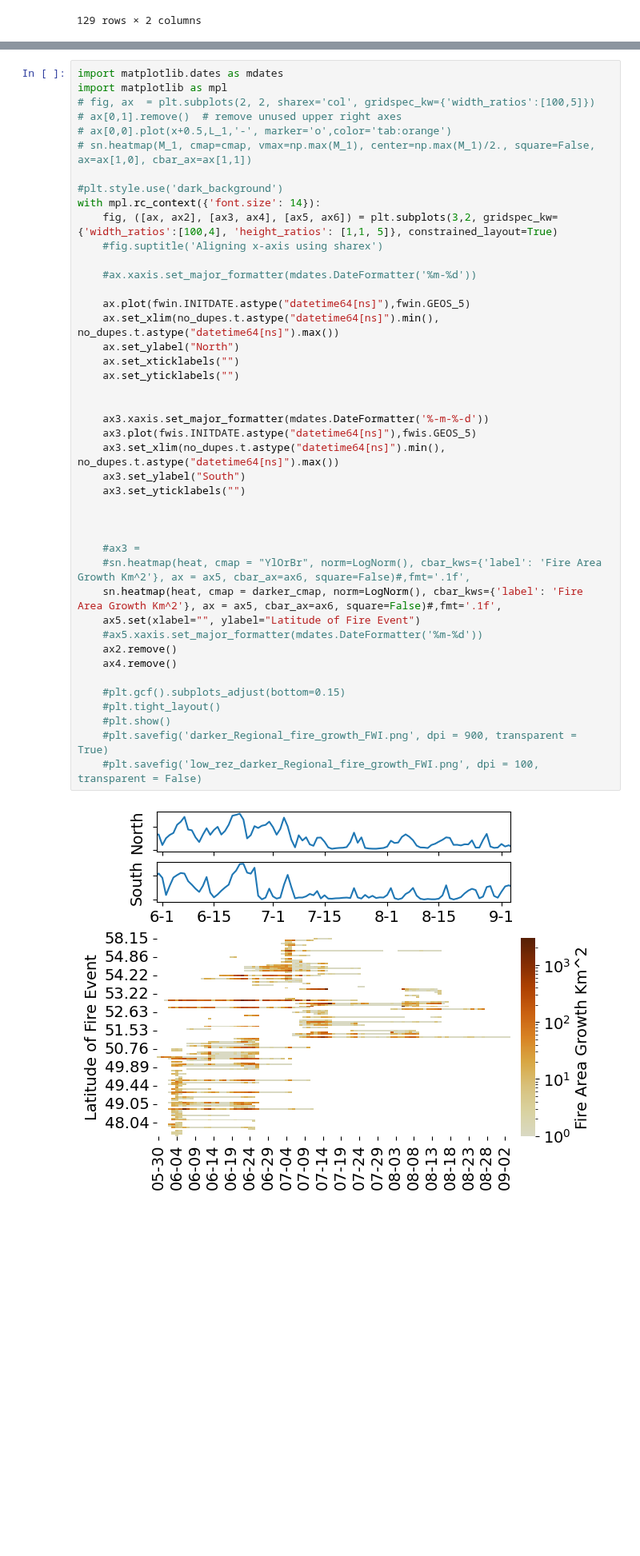
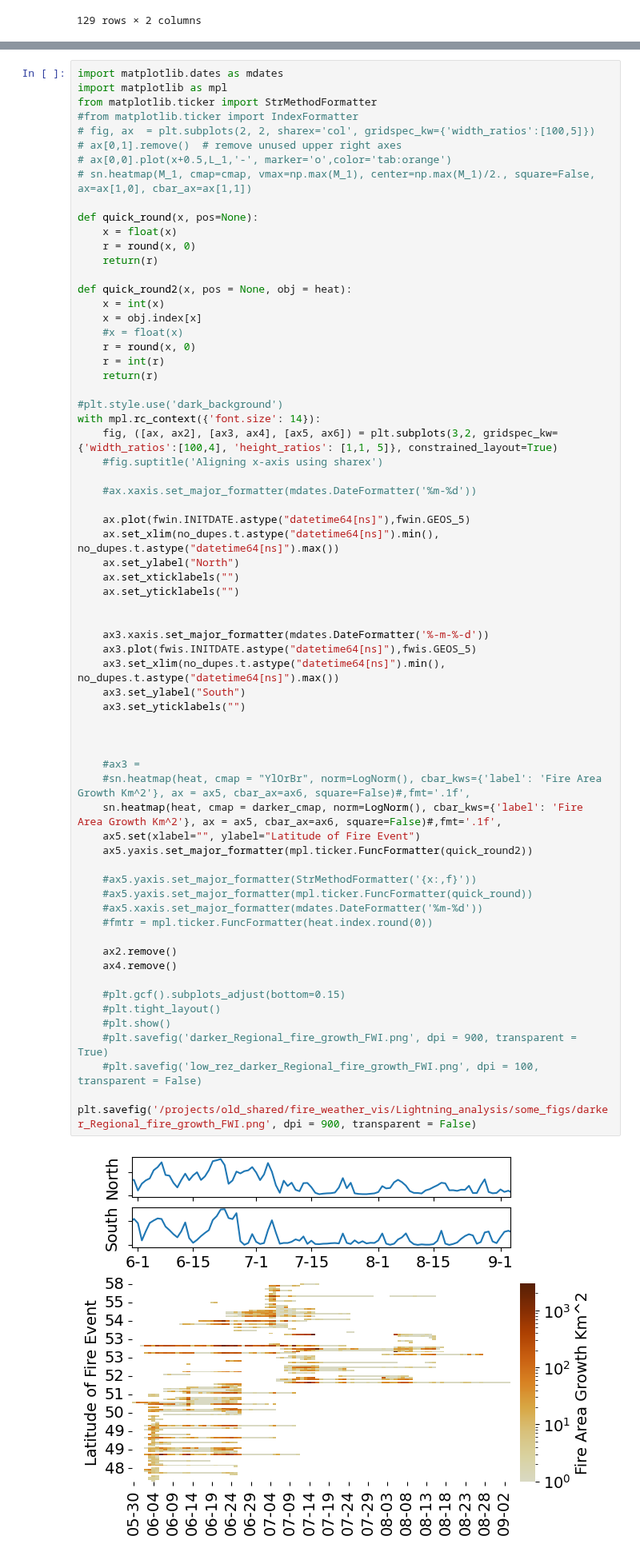
Before and after one commit to mccabete/fwiVis, a Jupyter notebook: Lightning_analysis/heatmap_timeseries.ipynb, the cells around one changed output, grey strips where cells are left out. Shown at 80% size. Saved outputs shown, nothing was run; the diff lists cells and outputs as text; blank space fills up the shorter version.

Commit message:
heatmap rounding one solution

```diff
--- a/Lightning_analysis/heatmap_timeseries.ipynb
+++ b/Lightning_analysis/heatmap_timeseries.ipynb
@@ -376,10 +376,25 @@ darker_cmap = create_darker_colormap('YlOrBr', darkness_factor)
 # %%
 import matplotlib.dates as mdates
 import matplotlib as mpl
+from matplotlib.ticker import StrMethodFormatter
+#from matplotlib.ticker import IndexFormatter
 # fig, ax  = plt.subplots(2, 2, sharex='col', gridspec_kw={'width_ratios':[100,5]})
 # ax[0,1].remove()  # remove unused upper right axes
 # ax[0,0].plot(x+0.5,L_1,'-', marker='o',color='tab:orange')
 # sn.heatmap(M_1, cmap=cmap, vmax=np.max(M_1), center=np.max(M_1)/2., square=False, ax=ax[1,0], cbar_ax=ax[1,1])
+
+def quick_round(x, pos=None):
+    x = float(x)
+    r = round(x, 0)
+    return(r)
+
+def quick_round2(x, pos = None, obj = heat):
+    x = int(x)
+    x = obj.index[x]
+    #x = float(x)
+    r = round(x, 0)
+    r = int(r)
+    return(r)
 
 #plt.style.use('dark_background')
 with mpl.rc_context({'font.size': 14}):
@@ -390,31 +405,38 @@ with mpl.rc_context({'font.size': 14}):
 
     ax.plot(fwin.INITDATE.astype("datetime64[ns]"),fwin.GEOS_5)
     ax.set_xlim(no_dupes.t.astype("datetime64[ns]").min(), no_dupes.t.astype("datetime64[ns]").max())
     ax.set_ylabel("North")
     ax.set_xticklabels("")
     ax.set_yticklabels("")
 
 
     ax3.xaxis.set_major_formatter(mdates.DateFormatter('%-m-%-d'))
     ax3.plot(fwis.INITDATE.astype("datetime64[ns]"),fwis.GEOS_5)
     ax3.set_xlim(no_dupes.t.astype("datetime64[ns]").min(), no_dupes.t.astype("datetime64[ns]").max())
     ax3.set_ylabel("South")
     ax3.set_yticklabels("")
 
 
 
     #ax3 =
     #sn.heatmap(heat, cmap = "YlOrBr", norm=LogNorm(), cbar_kws={'label': 'Fire Area Growth Km^2'}, ax = ax5, cbar_ax=ax6, square=False)#,fmt='.1f',
     sn.heatmap(heat, cmap = darker_cmap, norm=LogNorm(), cbar_kws={'label': 'Fire Area Growth Km^2'}, ax = ax5, cbar_ax=ax6, square=False)#,fmt='.1f',
     ax5.set(xlabel="", ylabel="Latitude of Fire Event")
+    ax5.yaxis.set_major_formatter(mpl.ticker.FuncFormatter(quick_round2))
+
+    #ax5.yaxis.set_major_formatter(StrMethodFormatter('{x:,f}'))
+    #ax5.yaxis.set_major_formatter(mpl.ticker.FuncFormatter(quick_round))
     #ax5.xaxis.set_major_formatter(mdates.DateFormatter('%m-%d'))
+    #fmtr = mpl.ticker.FuncFormatter(heat.index.round(0))
+
     ax2.remove()
     ax4.remove()
 
     #plt.gcf().subplots_adjust(bottom=0.15)
     #plt.tight_layout()
     #plt.show()
     #plt.savefig('darker_Regional_fire_growth_FWI.png', dpi = 900, transparent = True)
     #plt.savefig('low_rez_darker_Regional_fire_growth_FWI.png', dpi = 100, transparent = False)
+    plt.savefig('/projects/old_shared/fire_weather_vis/Lightning_analysis/some_figs/darker_Regional_fire_growth_FWI.png', dpi = 900, transparent = False)
 # %% [output]
-[figure, old version]
+[figure, new version]
```
Also changed, not shown: parts of 10 cells of this notebook.
